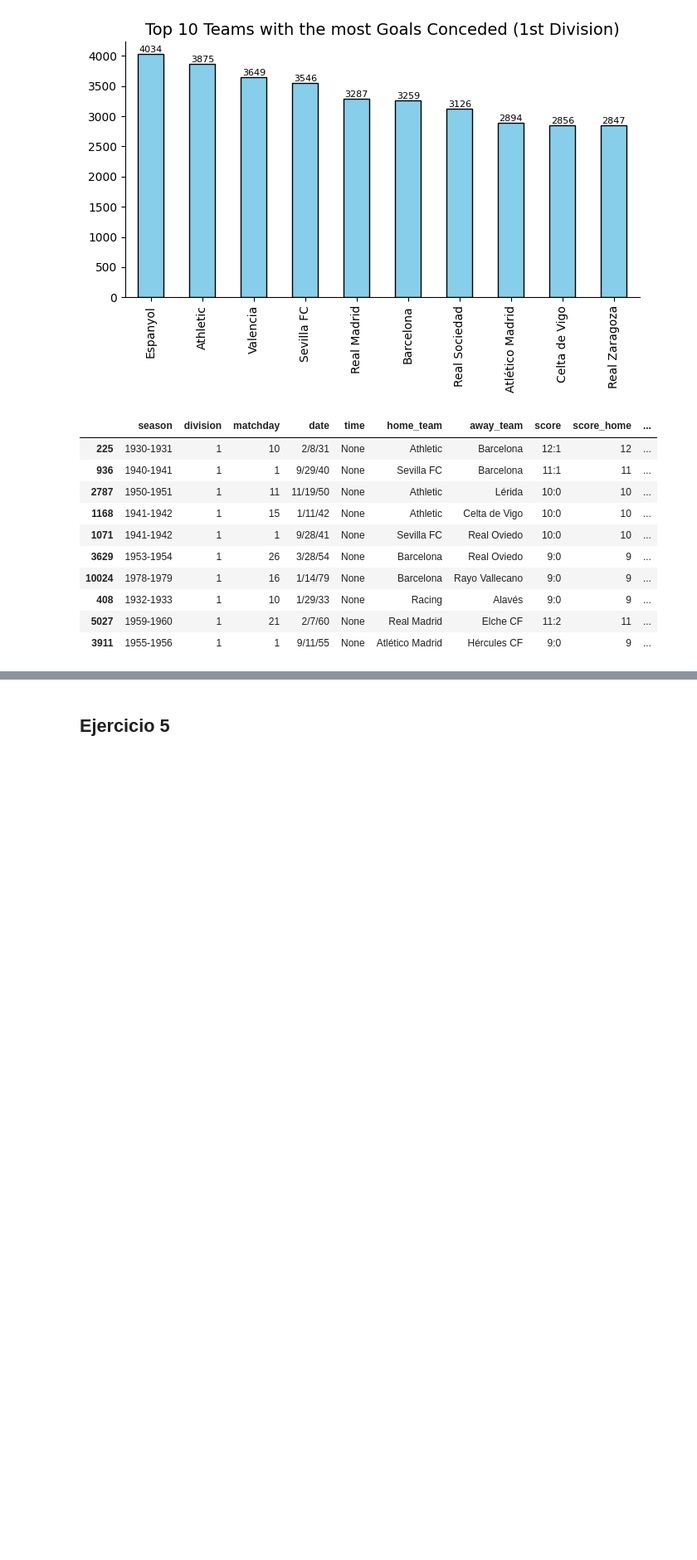
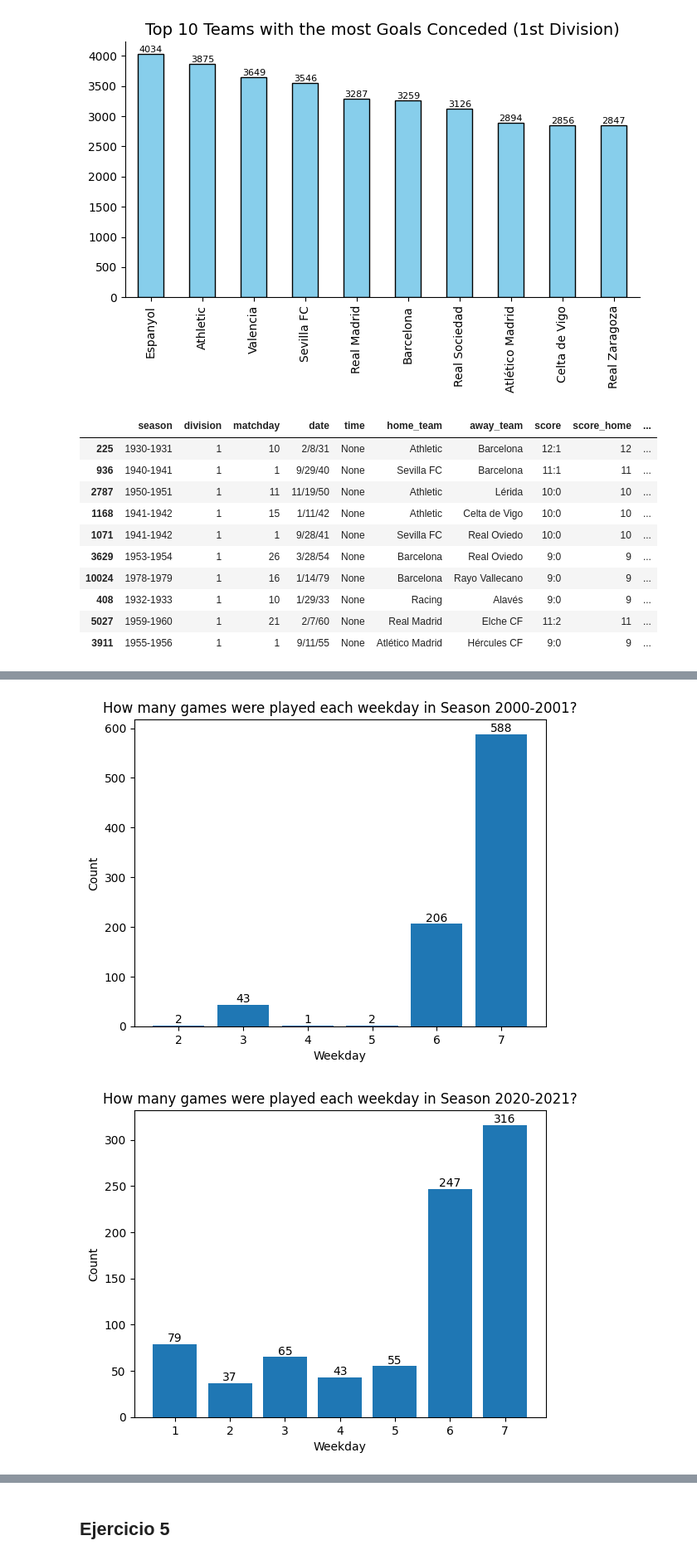
Before and after one commit to jorgers29/Spanish_Football_Analysis, a Jupyter notebook: analysis/LaLigaDataAnalysis.ipynb, the cells around one changed output, grey strips where cells are left out. Shown at 83% size. Drawn from its saved outputs; the diff is of its cells as text; code cells hidden in the pictures; blank space fills up the shorter version.

```diff
--- a/analysis/LaLigaDataAnalysis.ipynb
+++ b/analysis/LaLigaDataAnalysis.ipynb
@@ -188,0 +193,14 @@ highest_goal_dif
+# %%
+df_ex3 = df_clean.copy()
+df_ex3['date'] = pd.to_datetime(df_clean['date'], format = "%m/%d/%y")
+df_ex3['weekday'] = df_ex3['date'].dt.isocalendar().day
+
+df_ex3_seasons1 = df_ex3[df_ex3['season'] == '2000-2001']
+df_ex3_seasons2 = df_ex3[df_ex3['season'] == '2020-2021']
+
+df_seasons1_weekday = df_ex3_seasons1.groupby('weekday')['weekday'].count().reset_index(name='conteo')
+df_seasons2_weekday = df_ex3_seasons2.groupby('weekday')['weekday'].count().reset_index(name='conteo')
+
+df_ex3_seasons1["time"].isna().sum()/len(df_ex3_seasons1)
+
+df_ex3_seasons2["time"].isna().sum()/len(df_ex3_seasons2)
@@ -188,0 +211,37 @@ highest_goal_dif
+# %%
+df_seasons1_time = df_ex3_seasons1.dropna(subset = ["time"]).copy()
+df_seasons2_time = df_ex3_seasons2.dropna(subset = ["time"]).copy()
+
+df_seasons1_time = df_ex3_seasons1.groupby('time')['time'].count().reset_index(name='conteo')
+df_seasons2_time = df_ex3_seasons2.groupby('time')['time'].count().reset_index(name='conteo')
+
+# Assuming you have a DataFrame 'df'
+x_values = df_seasons1_weekday['weekday']
+y_values = df_seasons1_weekday['conteo']
+
+plt.bar(x_values, y_values)
+
+for x, y in zip(x_values, y_values):
+    plt.text(x, y, str(y), ha='center', va='bottom')
+
+plt.xlabel('Weekday')
+plt.ylabel('Count')
+plt.title('How many games were played each weekday in Season 2000-2001?')
+plt.show()
+
+# Assuming you have a DataFrame 'df'
+x_values = df_seasons2_weekday['weekday']
+y_values = df_seasons2_weekday['conteo']
+
+plt.bar(x_values, y_values)
+
+for x, y in zip(x_values, y_values):
+    plt.text(x, y, str(y), ha='center', va='bottom')
+
+plt.xlabel('Weekday')
+plt.ylabel('Count')
+plt.title('How many games were played each weekday in Season 2020-2021?')
+plt.show()
+# %% [output]
+[figure, added]
+[figure, added]
```
Also changed, not shown: parts of 13 cells of this notebook.
